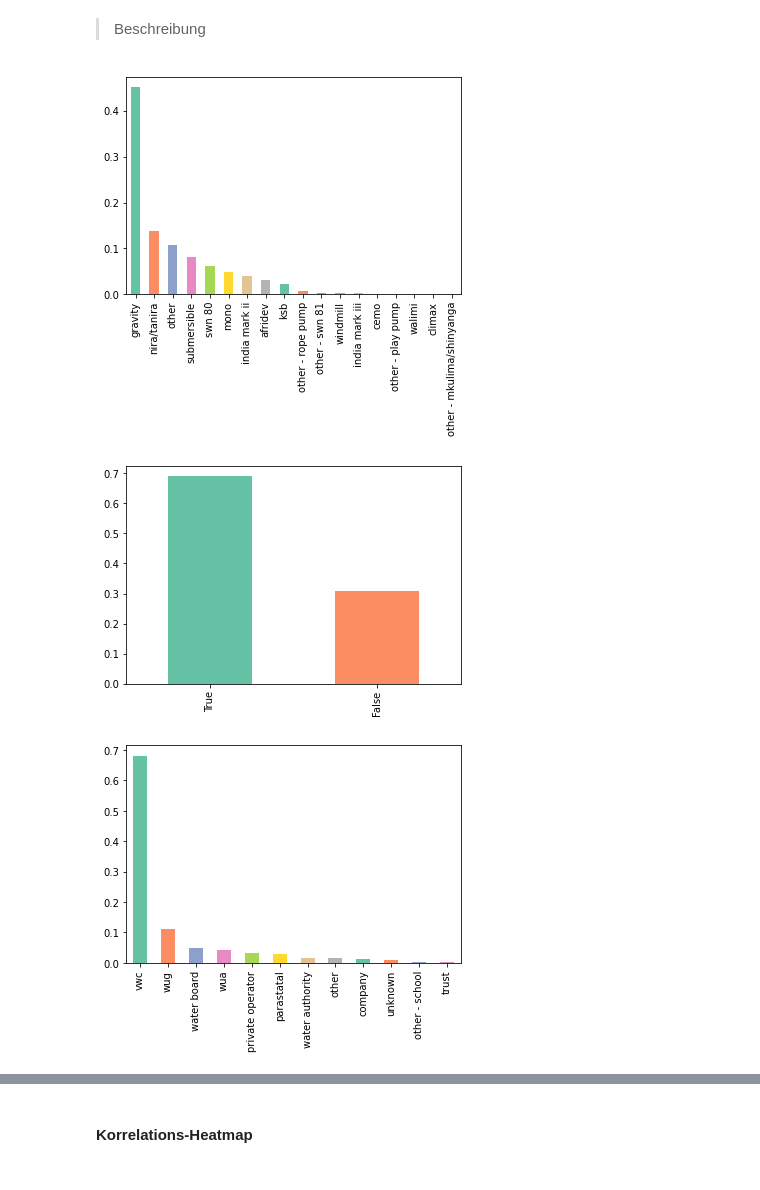
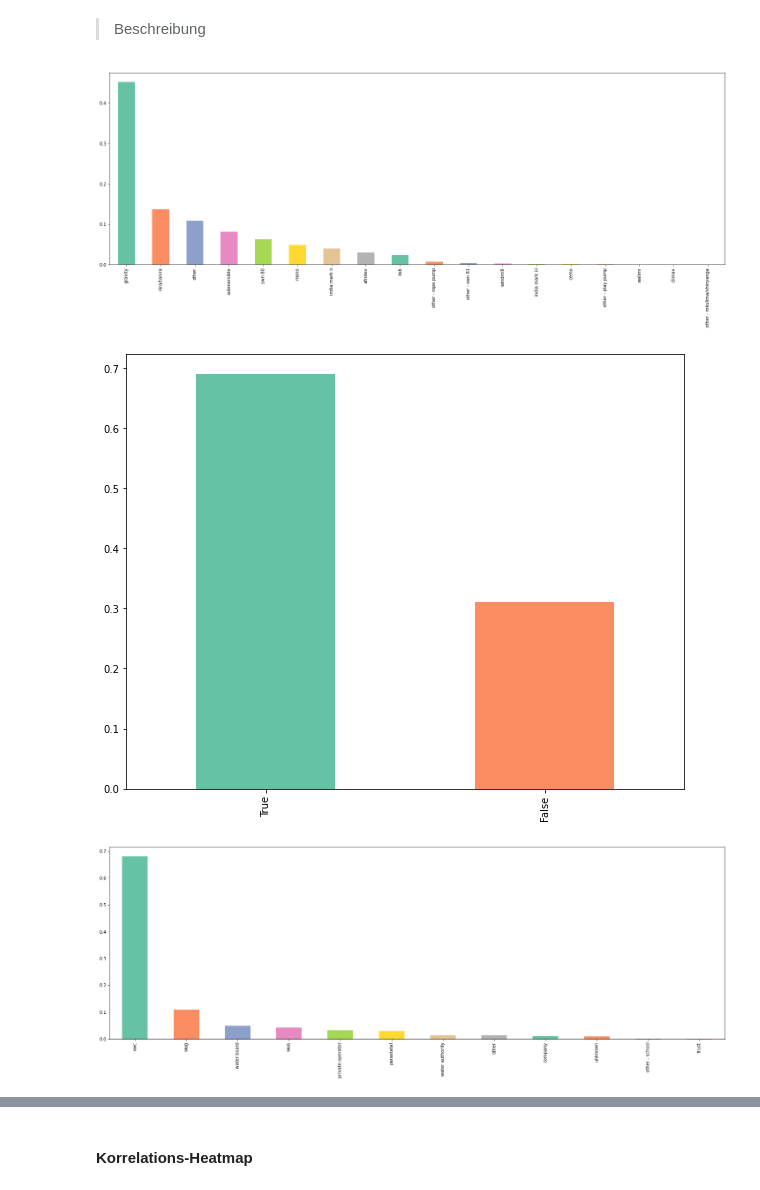
Before and after one commit to finitearth/DataExploration, a Jupyter notebook: presentation.ipynb, the cells around one changed output, grey strips where cells are left out. Cells and saved outputs as stored; diff of their text form; code cells hidden in the pictures.

```diff
--- a/presentation.ipynb
+++ b/presentation.ipynb
@@ -320,15 +321,20 @@ plt.xticks(rotation=45);
 # %% [markdown]
 >Beschreibung
 # %%
+fig = plt.figure(figsize=(25,8))
 train_data.extraction_type.value_counts(normalize="True").plot(kind="bar", color=my_cmap.colors);
 # %% [output]
-[figure, old version]
+[figure, new version]
 # %%
+fig = plt.figure(figsize=(10,8))
+
 train_data.permit.value_counts(normalize="True").plot(kind="bar", color=my_cmap.colors);
 # %% [output]
-[figure, old version]
+[figure, new version]
 # %%
+fig = plt.figure(figsize=(25,8))
+
 train_data.management.value_counts(normalize="True").plot(kind="bar", color=my_cmap.colors);
 # %% [output]
-[figure, old version]
+[figure, new version]
 # %%
```
Also changed, not shown: parts of 12 cells of this notebook.
